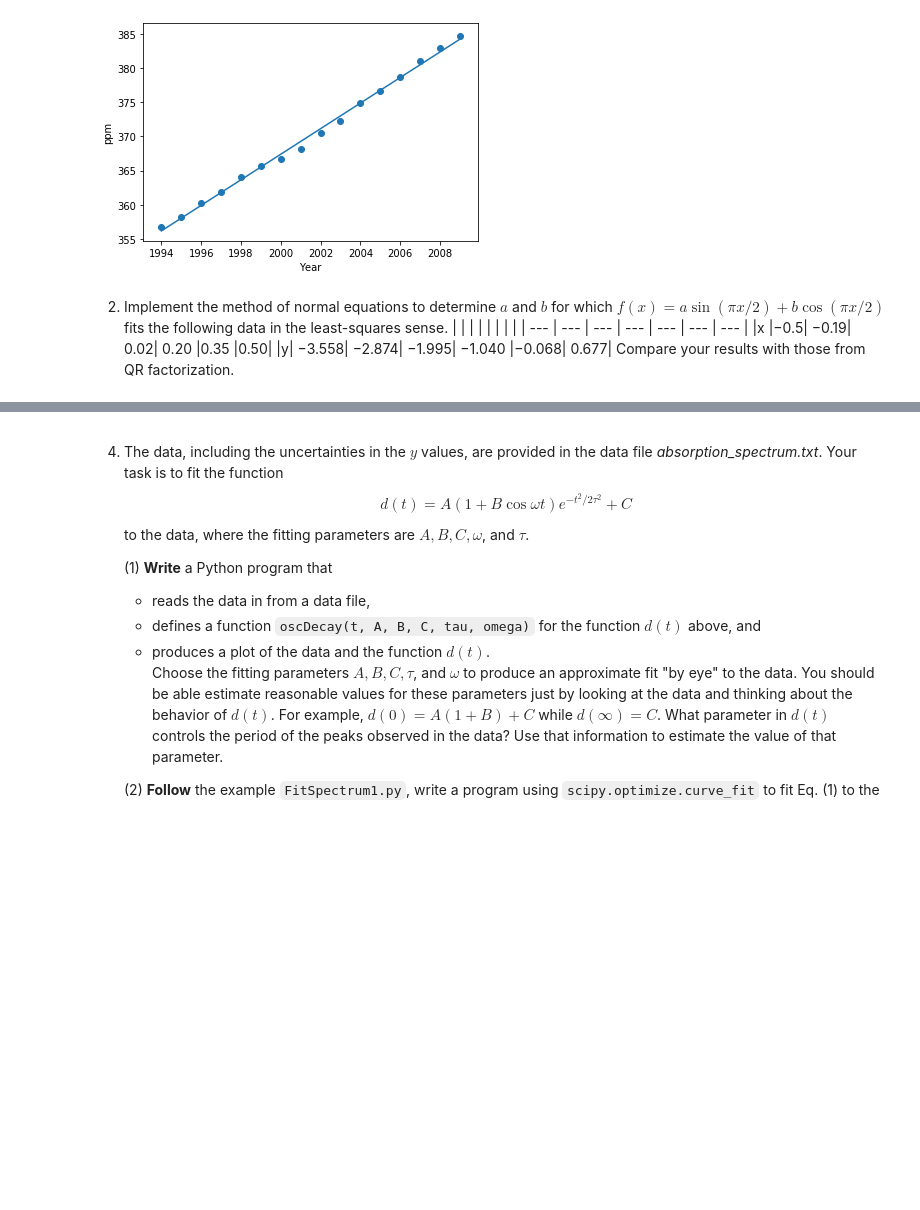
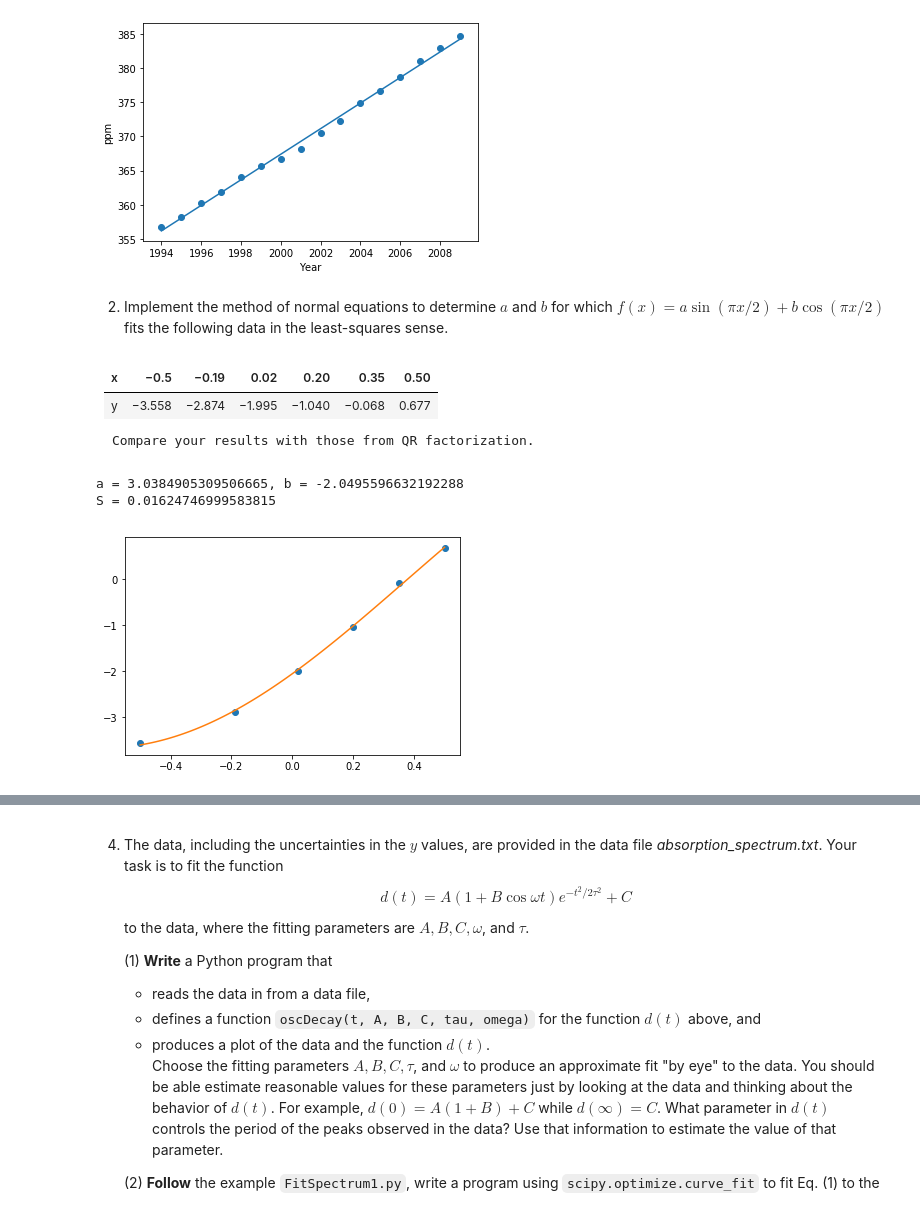
Before and after one commit to Little-old-brother-team/GroupWork, a Jupyter notebook: Week8/Week8_HJH.ipynb, the cells around one changed output, grey strips where cells are left out. Cells and saved outputs as stored; diff of their text form; code cells hidden in the pictures; blank space fills up the shorter version.

```diff
--- a/Week8/Week8_HJH.ipynb
+++ b/Week8/Week8_HJH.ipynb
@@ -37,8 +38,46 @@ The average increase of the concentration per year is 1.872205882352939
 [figure]
 # %% [markdown]
 2. Implement the method of normal equations to determine $a$ and $b$ for which $f (x) = a \sin(\pi x/2) +b \cos(\pi x/2)$ fits the following data in the least-squares sense.
-    | | | | | | | |
-    | ---  |  --- |  --- | ---  |  --- |  --- |  --- |
-    |x |−0.5| −0.19| 0.02| 0.20 |0.35 |0.50|
-    |y| −3.558| −2.874| −1.995| −1.040 |−0.068| 0.677|
-    Compare your results with those from QR factorization.
+# %% [markdown]
+|x |−0.5| −0.19| 0.02| 0.20 |0.35 |0.50|
+| ---  |  --- |  --- | ---  |  --- |  --- |  --- |
+|y| −3.558| −2.874| −1.995| −1.040 |−0.068| 0.677|
+
+    Compare your results with those from QR factorization.
+# %%
+import numpy as np
+import matplotlib.pyplot as plt
+%matplotlib inline
+
+def f(index,x):  #f_i (sin(x) cos(x))
+    if index == 0:
+        return np.sin(np.pi*x / 2)
+    else:
+        return np.cos(np.pi*x / 2)
+
+x = np.array([-0.5,-0.19,0.02,0.20,0.35,0.50])
+y = np.array([-3.558,-2.874,-1.995,-1.040,-0.068,0.677])
+
+# A_jk = sum( f_j(x_i)*f_k(x_i) )
+A = np.zeros((2,2))
+for j in range(2):
+    for k in range(2):
+        A[j,k] = np.sum( f(j,x) * f(k,x) )
+
+# b = sum( f_k(x_i)*y_i )
+
+b = np.array([np.sum(f(0,x)*y),np.sum(f(1,x)*y)])
+a = np.linalg.solve(A,b)
+print(f'a = {a[0]}, b = {a[1]}')
+
+plt.plot(x,y,'o')
+
+x1 = np.linspace(np.min(x),np.max(x),100)
+plt.plot(x1,a[0]*f(0,x1)+a[1]*f(1,x1))
+S = np.sum( y - a[0]*f(0,x) - a[1]*f(1,x) )
+print(f'S = {S}')
+plt.show()
+# %% [output]
+a = 3.0384905309506665, b = -2.0495596632192288
+S = 0.01624746999583815
+[figure, added]
```
Also changed, not shown: parts of 10 cells of this notebook.
